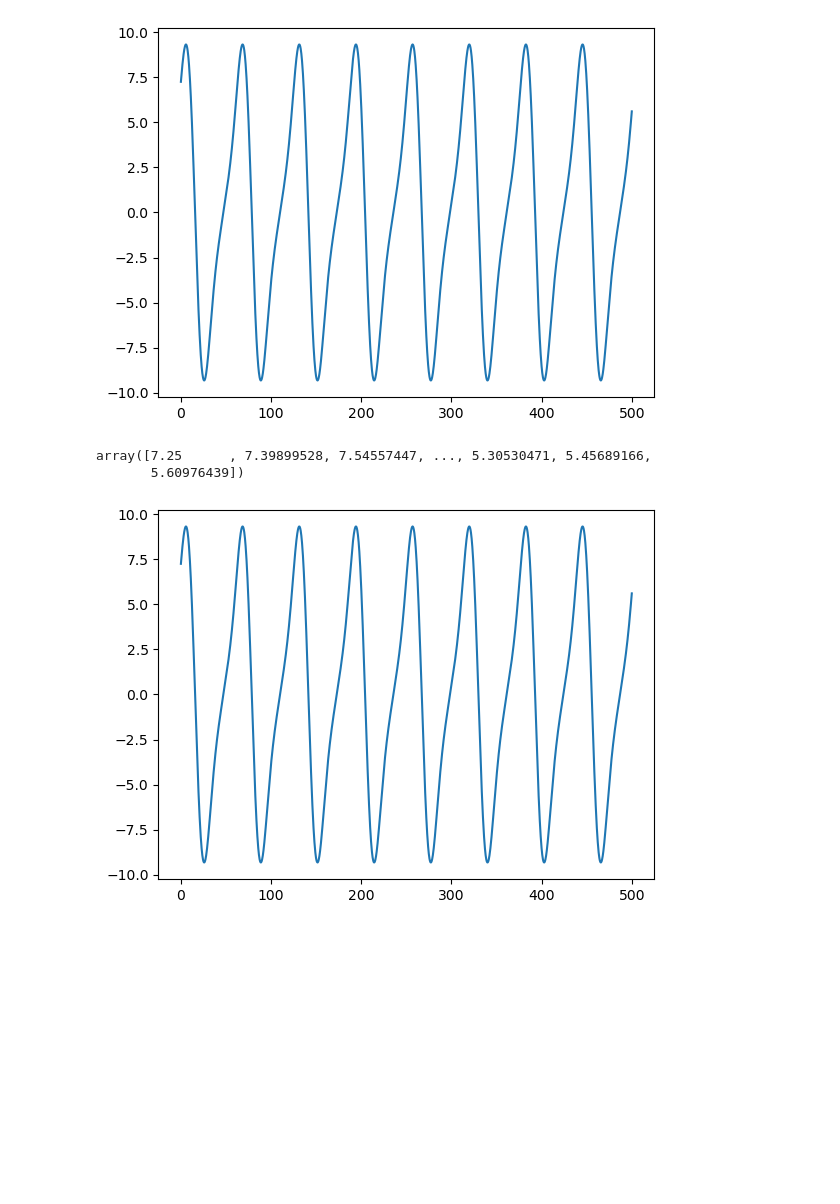
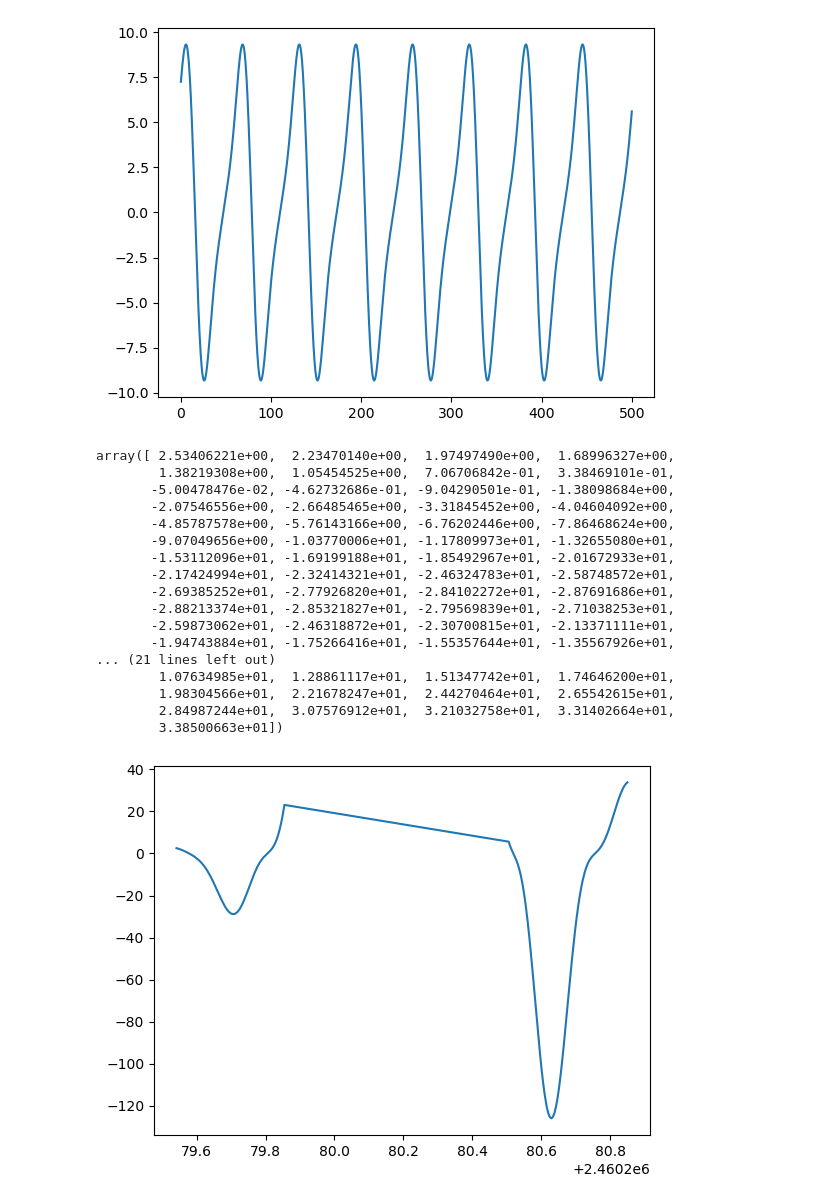
Before and after one commit to kaitlynchen1/moment-of-velocity, a Jupyter notebook: moment of velocity.ipynb, the cells around one changed output. Cells and saved outputs as stored; diff of their text form; code cells hidden in the pictures; blank space fills up the shorter version.

```diff
--- a/moment of velocity.ipynb
+++ b/moment of velocity.ipynb
@@ -10,13 +11,18 @@ import matplotlib.pyplot as plt
 # %% [markdown]
 ![image.png](attachment:image.png)
+# %%
+omega = np.asarray([2.37359693, 1.78061737])*2*np.pi
+psi = [0.16066917, -0.31048141]
+A = np.asarray([3.14858474, 2.76394879])
+B = np.random.uniform(0,0.5)*A
+t, rv = np.genfromtxt('mean_rvs.dat', unpack=True)
+vrot = 1
+sigma = .5
 # %%
 def avg_v_one_mode(t, omega, psi, A, B, sigma, vrot):
     """<v> for one mode"""
     return A*np.cos(omega*t + psi)
-t= np.linspace(0,500,2000)
-omega = .1
-psi=0
-A = 1
+
 
 plt.plot(t, avg_v_one_mode(t, omega, psi, A, np.nan, 1, 1))
 avg_v_one_mode(t, omega, psi, A, np.nan, 1, 1)
@@ -179,38 +217,53 @@ def avg_v3_multi_mode(t, omega, psi, A, B, sigma, vrot):
                 # term 5
                 Gs2 = 3*vrot*A[j]*B[k]
                 term5 = Gs2*np.sin((omega[j] + omega[k])*t + psi[j] + psi[k])
                 total_term5+=term5
 
                 # or terms
             for n in range(N):
                 # term 6
                 if (k != j) or (n != j):
                     F11 = -.75*B[j]*A[k]*B[n] + .25*A[j]*A[k]*A[n]
                     term6 = F11*np.cos((omega[j] + omega[k] + omega[n])*t + psi[j] + psi[k] + psi[n])
                     total_term6+=term6
 
                     # term 7
                     F21 = .75*B[j]*A[k]*B[n] + .25*A[j]*A[k]*A[n]
                     term7 = F21*np.cos((-omega[j] + omega[k] + omega[n])*t - psi[j] + psi[k] + psi[n])
                     total_term7+=term7
 
                     # it seems like f31=f11 and f41 = f21?
                     # term 8
                     F31 = F11
-                    term7 = F31*np.cos((omega[j] - omega[k] + omega[n])*t + psi[j] - psi[k] + psi[n])
+                    term8 = F31*np.cos((omega[j] - omega[k] + omega[n])*t + psi[j] - psi[k] + psi[n])
                     total_term8+=term8
 
                     # term 9
                     F41 = F21
-                    term7 = F41*np.cos((omega[j] + omega[k] - omega[n])*t + psi[j] + psi[k] - psi[n])
-                    total_term8+=term8
+                    term9 = F41*np.cos((omega[j] + omega[k] - omega[n])*t + psi[j] + psi[k] - psi[n])
+                    total_term9+=term9
 
 
     total = total_term1+total_term2+total_term3+total_term4+total_term5+total_term6+total_term7+total_term8+total_term9
     return total
-plt.plot(t, avg_v3_multi_mode(t, [omega], [psi], [A], [B], 1, 1))
-avg_v3_multi_mode(t, [omega], [psi], [A], [B], 1, 1)
+plt.plot(t, avg_v3_multi_mode(t, omega, psi, A, B, sigma, vrot))
+avg_v3_multi_mode(t, omega, psi, A, B, sigma, vrot)
 # %% [output]
-array([7.25      , 7.39899528, 7.54557447, ..., 5.30530471, 5.45689166,
-       5.60976439])
+array([ 2.53406221e+00,  2.23470140e+00,  1.97497490e+00,  1.68996327e+00,
+        1.38219308e+00,  1.05454525e+00,  7.06706842e-01,  3.38469101e-01,
+       -5.00478476e-02, -4.62732686e-01, -9.04290501e-01, -1.38098684e+00,
+       -2.07546556e+00, -2.66485465e+00, -3.31845452e+00, -4.04604092e+00,
+       -4.85787578e+00, -5.76143166e+00, -6.76202446e+00, -7.86468624e+00,
+       -9.07049656e+00, -1.03770006e+01, -1.17809973e+01, -1.32655080e+01,
+       -1.53112096e+01, -1.69199188e+01, -1.85492967e+01, -2.01672933e+01,
+       -2.17424994e+01, -2.32414321e+01, -2.46324783e+01, -2.58748572e+01,
+       -2.69385252e+01, -2.77926820e+01, -2.84102272e+01, -2.87691686e+01,
+       -2.88213374e+01, -2.85321827e+01, -2.79569839e+01, -2.71038253e+01,
+       -2.59873062e+01, -2.46318872e+01, -2.30700815e+01, -2.13371111e+01,
+       -1.94743884e+01, -1.75266416e+01, -1.55357644e+01, -1.35567926e+01,
+... (21 lines left out)
+        1.07634985e+01,  1.28861117e+01,  1.51347742e+01,  1.74646200e+01,
+        1.98304566e+01,  2.21678247e+01,  2.44270464e+01,  2.65542615e+01,
+        2.84987244e+01,  3.07576912e+01,  3.21032758e+01,  3.31402664e+01,
+        3.38500663e+01])
-[figure, old version]
+[figure, new version]
```
Also changed, not shown: parts of 5 cells of this notebook, 2 other files.
